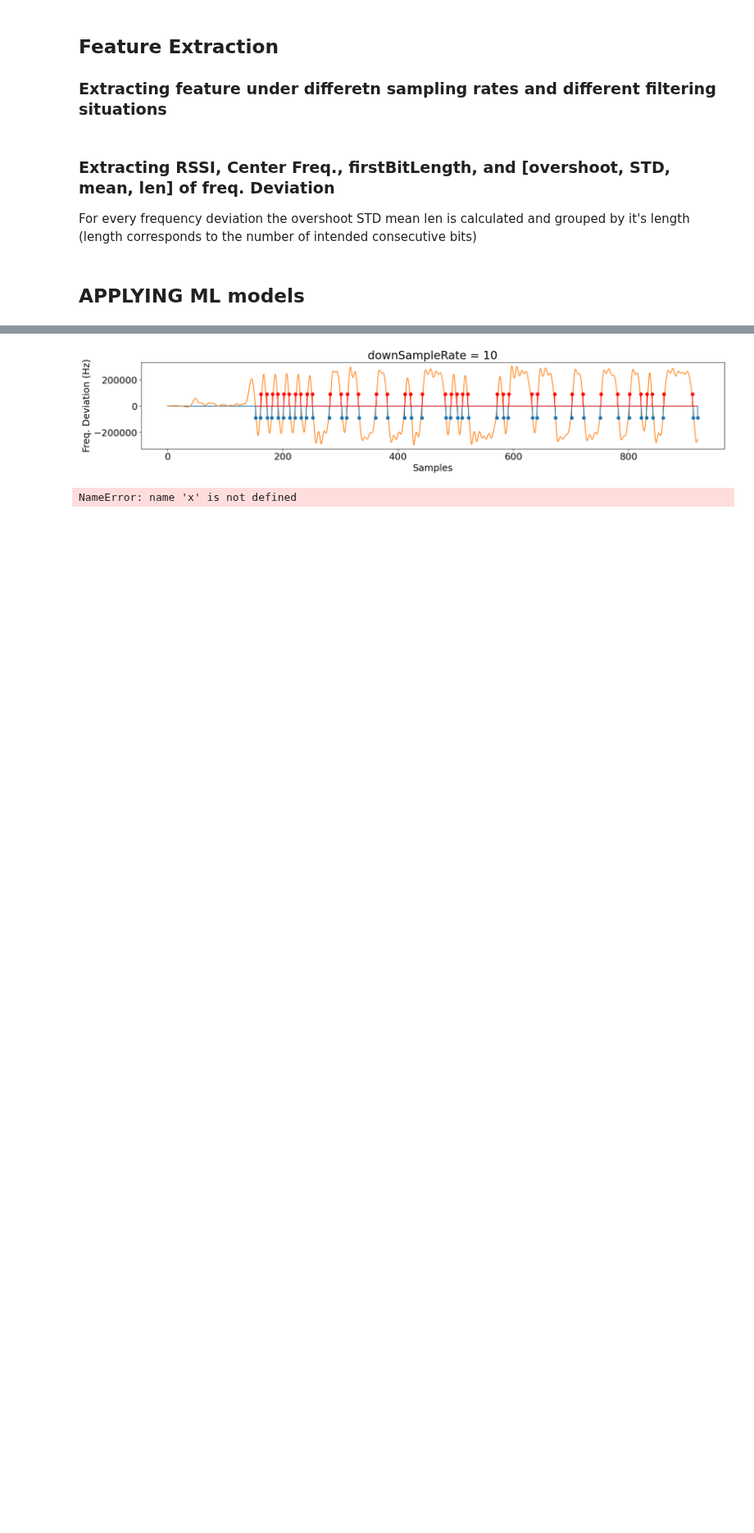
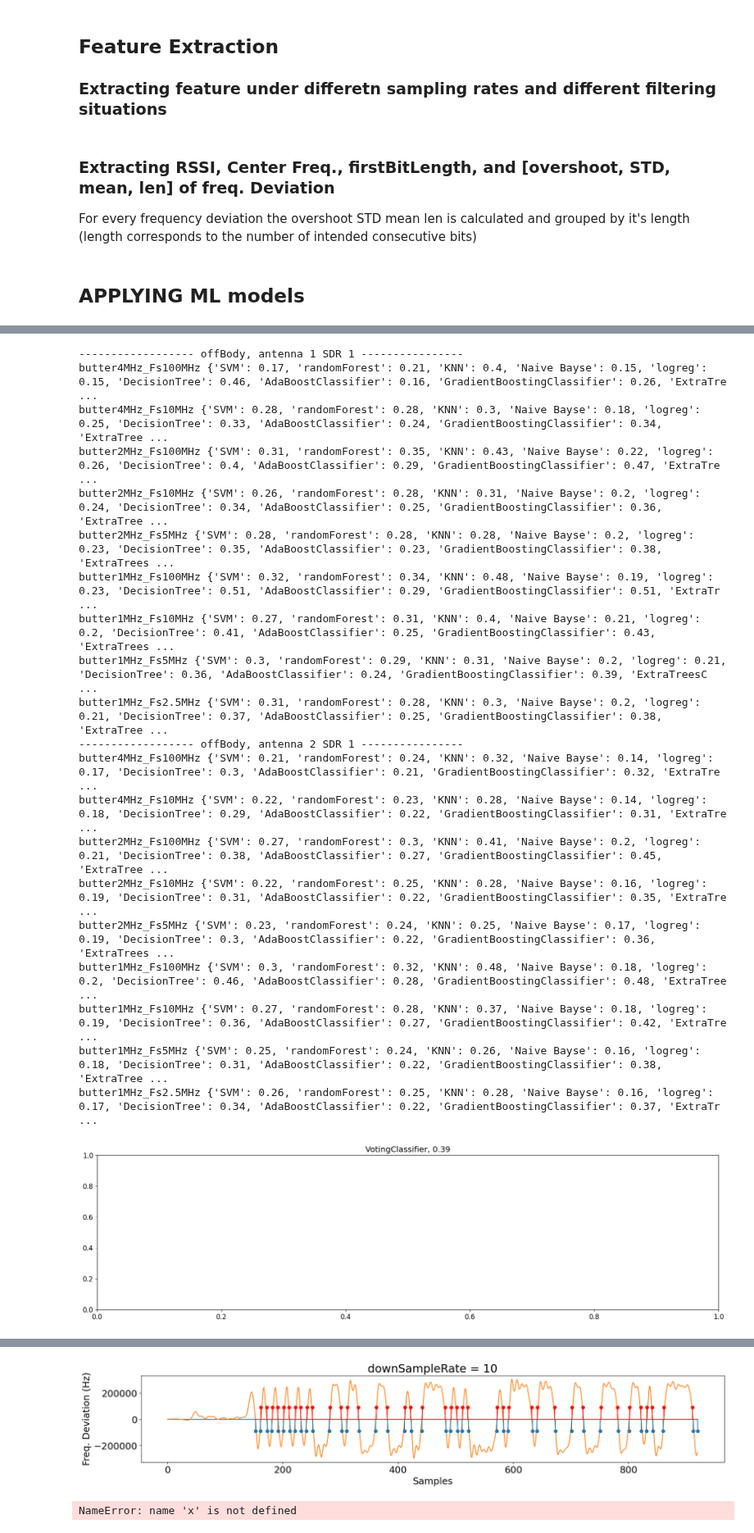
Before and after one commit to mkashani-phd/BLEWBAN_Dataset, a Jupyter notebook: Examples/Bayesian_neural_network.ipynb, the cells around one changed output, grey strips where cells are left out. Shown at 82% size. Cells and saved outputs as stored; diff of their text form; code cells hidden in the pictures; blank space fills up the shorter version.

```diff
--- a/Examples/Bayesian_neural_network.ipynb
+++ b/Examples/Bayesian_neural_network.ipynb
@@ -24,7 +24,7 @@ import src.IQ as IQ
 myclient = pymongo.MongoClient("mongodb://127.0.0.1:27017/admin")
 BLE = myclient["BLE"]
 
-def query(collection, filter:dict, addFrameColumn=False):
+def query(collection, filter:dict, addFrameColumn=True):
     df =  pd.DataFrame(list(collection.find(filter)))
     if addFrameColumn:
         df['frame'] = df.apply(lambda x: x['I'] + np.dot(x['Q'],1j), axis=1)
@@ -111,8 +111,11 @@ def configDF_creator(X):
 
     for config in configurations.keys():
         temp = iq.apply(methods=configurations[config], frame=X)
-        res[config+'_firstBitLength'] = temp.apply(lambda x: x['len'][0])
-        temp = temp.apply(lambda x: x[['len','numberOfBits', 'overshoot', 'std', 'mean']].groupby('numberOfBits').mean())
+        try:
+            res[config+'_firstBitLength'] = temp.apply(lambda x: x['len'][0])
+            temp = temp.apply(lambda x: x[['len','numberOfBits', 'overshoot', 'std', 'mean']].groupby('numberOfBits').mean())
+        except:
+            pass
         for n in [0,1,2]:
             try:
                 res[config+'_overshoot {} bit'.format(n+1)] = temp.apply(lambda x: list(x['overshoot'])[n])
@@ -229,8 +231,8 @@ def runForX(X, smote=False, normalize=True, random_state=random_state):
     for config in configurations.keys():
         temp  = configDF_creator(X)
         temp = pd.concat([temp.filter(like=config),temp['frameChnl'],temp['dvc']], axis=1)
+        temp.dropna(inplace=True) # drop nan rows
         y = temp.pop('dvc')
-        print(config, len(temp.columns), temp.columns)
         xy = normalized_Train_And_Test_Creator(temp, y, smote=smote, normalize=normalize, random_state=random_state)
         cnt =  1
         figure = plt.figure(figsize=(20,5))
@@ -264,0 +387,32 @@ NameError: name 'X' is not defined
+# %%
+print('------------------ offBody, antenna 1 SDR 1 ----------------')
+df = query(BLE['offBody'], {'antenna':'1','SDR':'1'})
+df_onBody = df_modify(df)
+runForX(df_onBody)
+
+print('------------------ offBody, antenna 2 SDR 1 ----------------')
+df = query(BLE['offBody'], {'antenna':'2', 'SDR':'1'})
+df_onBody = df_modify(df)
+runForX(df_onBody)
+# %% [output]
+------------------ offBody, antenna 1 SDR 1 ----------------
+butter4MHz_Fs100MHz {'SVM': 0.17, 'randomForest': 0.21, 'KNN': 0.4, 'Naive Bayse': 0.15, 'logreg': 0.15, 'DecisionTree': 0.46, 'AdaBoostClassifier': 0.16, 'GradientBoostingClassifier': 0.26, 'ExtraTre ...
+butter4MHz_Fs10MHz {'SVM': 0.28, 'randomForest': 0.28, 'KNN': 0.3, 'Naive Bayse': 0.18, 'logreg': 0.25, 'DecisionTree': 0.33, 'AdaBoostClassifier': 0.24, 'GradientBoostingClassifier': 0.34, 'ExtraTree ...
+butter2MHz_Fs100MHz {'SVM': 0.31, 'randomForest': 0.35, 'KNN': 0.43, 'Naive Bayse': 0.22, 'logreg': 0.26, 'DecisionTree': 0.4, 'AdaBoostClassifier': 0.29, 'GradientBoostingClassifier': 0.47, 'ExtraTre ...
+butter2MHz_Fs10MHz {'SVM': 0.26, 'randomForest': 0.28, 'KNN': 0.31, 'Naive Bayse': 0.2, 'logreg': 0.24, 'DecisionTree': 0.34, 'AdaBoostClassifier': 0.25, 'GradientBoostingClassifier': 0.36, 'ExtraTree ...
+butter2MHz_Fs5MHz {'SVM': 0.28, 'randomForest': 0.28, 'KNN': 0.28, 'Naive Bayse': 0.2, 'logreg': 0.23, 'DecisionTree': 0.35, 'AdaBoostClassifier': 0.23, 'GradientBoostingClassifier': 0.38, 'ExtraTrees ...
+butter1MHz_Fs100MHz {'SVM': 0.32, 'randomForest': 0.34, 'KNN': 0.48, 'Naive Bayse': 0.19, 'logreg': 0.23, 'DecisionTree': 0.51, 'AdaBoostClassifier': 0.29, 'GradientBoostingClassifier': 0.51, 'ExtraTr ...
+butter1MHz_Fs10MHz {'SVM': 0.27, 'randomForest': 0.31, 'KNN': 0.4, 'Naive Bayse': 0.21, 'logreg': 0.2, 'DecisionTree': 0.41, 'AdaBoostClassifier': 0.25, 'GradientBoostingClassifier': 0.43, 'ExtraTrees ...
+butter1MHz_Fs5MHz {'SVM': 0.3, 'randomForest': 0.29, 'KNN': 0.31, 'Naive Bayse': 0.2, 'logreg': 0.21, 'DecisionTree': 0.36, 'AdaBoostClassifier': 0.24, 'GradientBoostingClassifier': 0.39, 'ExtraTreesC ...
+butter1MHz_Fs2.5MHz {'SVM': 0.31, 'randomForest': 0.28, 'KNN': 0.3, 'Naive Bayse': 0.2, 'logreg': 0.21, 'DecisionTree': 0.37, 'AdaBoostClassifier': 0.25, 'GradientBoostingClassifier': 0.38, 'ExtraTree ...
+------------------ offBody, antenna 2 SDR 1 ----------------
+butter4MHz_Fs100MHz {'SVM': 0.21, 'randomForest': 0.24, 'KNN': 0.32, 'Naive Bayse': 0.14, 'logreg': 0.17, 'DecisionTree': 0.3, 'AdaBoostClassifier': 0.21, 'GradientBoostingClassifier': 0.32, 'ExtraTre ...
+butter4MHz_Fs10MHz {'SVM': 0.22, 'randomForest': 0.23, 'KNN': 0.28, 'Naive Bayse': 0.14, 'logreg': 0.18, 'DecisionTree': 0.29, 'AdaBoostClassifier': 0.22, 'GradientBoostingClassifier': 0.31, 'ExtraTre ...
+butter2MHz_Fs100MHz {'SVM': 0.27, 'randomForest': 0.3, 'KNN': 0.41, 'Naive Bayse': 0.2, 'logreg': 0.21, 'DecisionTree': 0.38, 'AdaBoostClassifier': 0.27, 'GradientBoostingClassifier': 0.45, 'ExtraTree ...
+butter2MHz_Fs10MHz {'SVM': 0.22, 'randomForest': 0.25, 'KNN': 0.28, 'Naive Bayse': 0.16, 'logreg': 0.19, 'DecisionTree': 0.31, 'AdaBoostClassifier': 0.22, 'GradientBoostingClassifier': 0.35, 'ExtraTre ...
+butter2MHz_Fs5MHz {'SVM': 0.23, 'randomForest': 0.24, 'KNN': 0.25, 'Naive Bayse': 0.17, 'logreg': 0.19, 'DecisionTree': 0.3, 'AdaBoostClassifier': 0.22, 'GradientBoostingClassifier': 0.36, 'ExtraTrees ...
+butter1MHz_Fs100MHz {'SVM': 0.3, 'randomForest': 0.32, 'KNN': 0.48, 'Naive Bayse': 0.18, 'logreg': 0.2, 'DecisionTree': 0.46, 'AdaBoostClassifier': 0.28, 'GradientBoostingClassifier': 0.48, 'ExtraTree ...
+butter1MHz_Fs10MHz {'SVM': 0.27, 'randomForest': 0.28, 'KNN': 0.37, 'Naive Bayse': 0.18, 'logreg': 0.19, 'DecisionTree': 0.36, 'AdaBoostClassifier': 0.27, 'GradientBoostingClassifier': 0.42, 'ExtraTre ...
+butter1MHz_Fs5MHz {'SVM': 0.25, 'randomForest': 0.24, 'KNN': 0.26, 'Naive Bayse': 0.16, 'logreg': 0.18, 'DecisionTree': 0.31, 'AdaBoostClassifier': 0.22, 'GradientBoostingClassifier': 0.38, 'ExtraTree ...
+butter1MHz_Fs2.5MHz {'SVM': 0.26, 'randomForest': 0.25, 'KNN': 0.28, 'Naive Bayse': 0.16, 'logreg': 0.17, 'DecisionTree': 0.34, 'AdaBoostClassifier': 0.22, 'GradientBoostingClassifier': 0.37, 'ExtraTr ...
+[figure, added]
```
Also changed, not shown: parts of 8 cells of this notebook.
